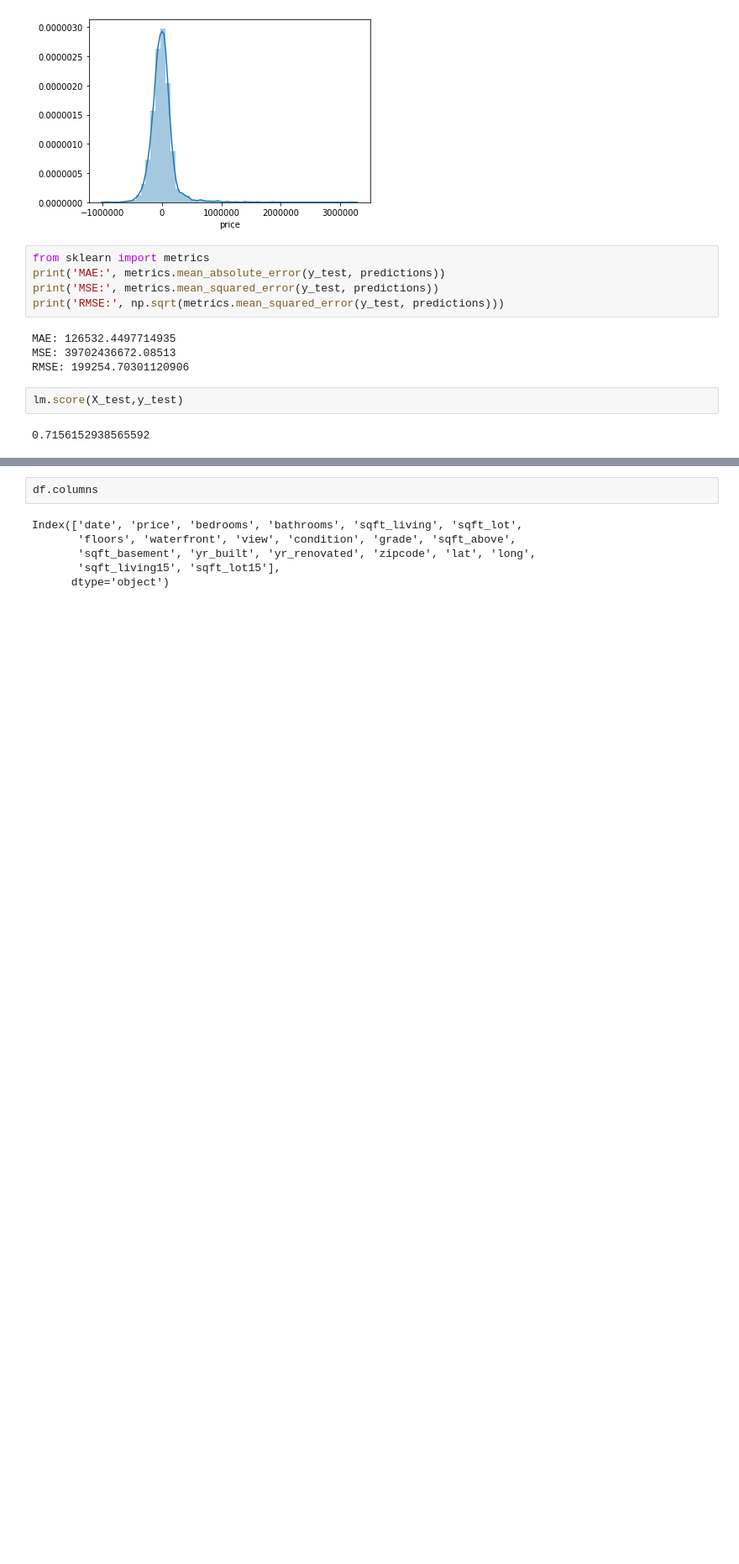
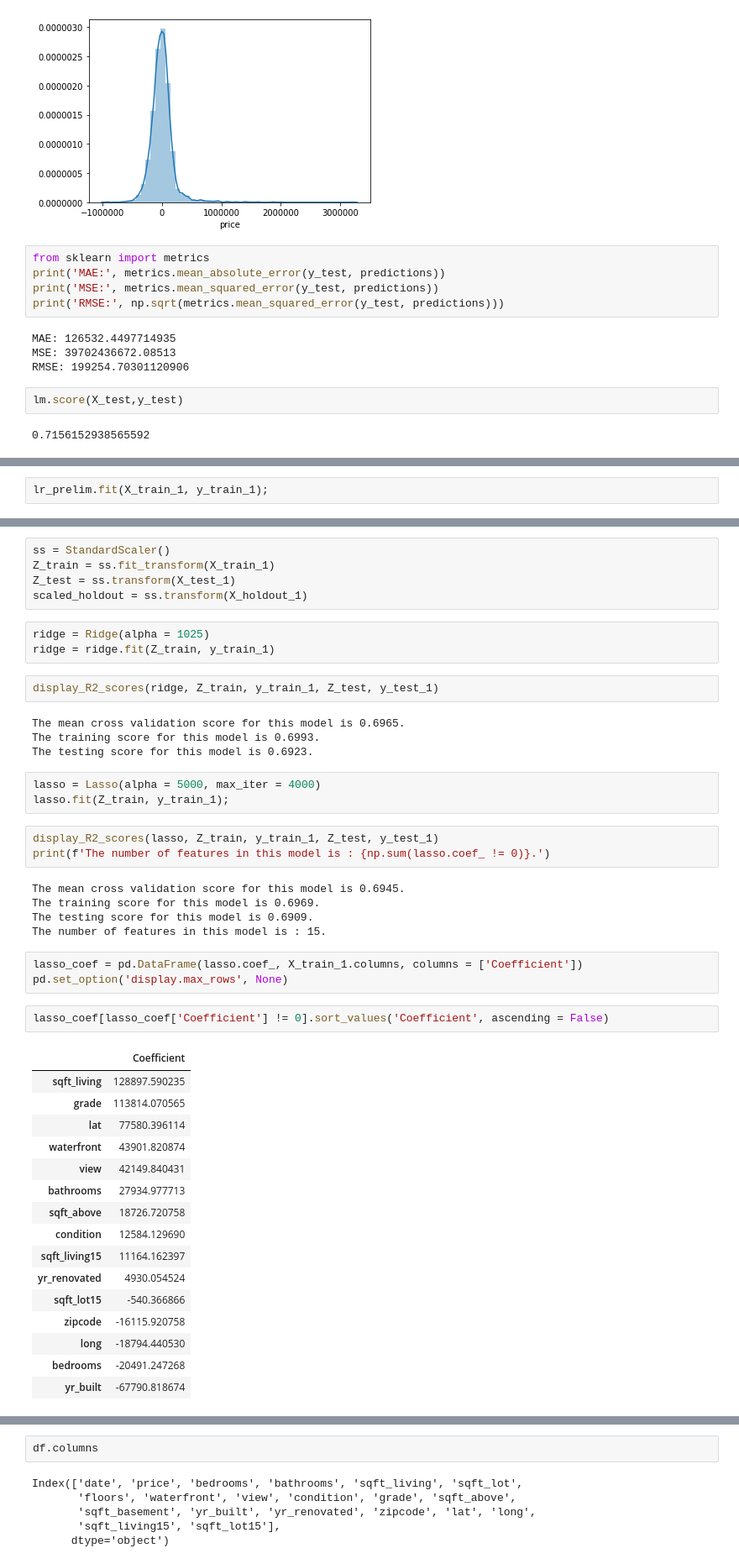
Before and after one commit to Saiyam-3/House-Pricing-Predictions, a Jupyter notebook: Housing.ipynb, the cells around one changed output, grey strips where cells are left out. Shown: that part at 84% size. Saved outputs shown, nothing was run; the diff lists cells and outputs as text; blank space fills up the shorter version.

```diff
--- a/Housing.ipynb
+++ b/Housing.ipynb
@@ -260,0 +293,2 @@ lm.score(X_test,y_test)
+# %%
+lr_prelim.fit(X_train_1, y_train_1);
@@ -260,0 +303,47 @@ lm.score(X_test,y_test)
+# %%
+ss = StandardScaler()
+Z_train = ss.fit_transform(X_train_1)
+Z_test = ss.transform(X_test_1)
+scaled_holdout = ss.transform(X_holdout_1)
+# %%
+ridge = Ridge(alpha = 1025)
+ridge = ridge.fit(Z_train, y_train_1)
+# %%
+display_R2_scores(ridge, Z_train, y_train_1, Z_test, y_test_1)
+# %% [output]
+The mean cross validation score for this model is 0.6965.
+The training score for this model is 0.6993.
+The testing score for this model is 0.6923.
+# %%
+lasso = Lasso(alpha = 5000, max_iter = 4000)
+lasso.fit(Z_train, y_train_1);
+# %%
+display_R2_scores(lasso, Z_train, y_train_1, Z_test, y_test_1)
+print(f'The number of features in this model is : {np.sum(lasso.coef_ != 0)}.')
+# %% [output]
+The mean cross validation score for this model is 0.6945.
+The training score for this model is 0.6969.
+The testing score for this model is 0.6909.
+The number of features in this model is : 15.
+# %%
+lasso_coef = pd.DataFrame(lasso.coef_, X_train_1.columns, columns = ['Coefficient'])
+pd.set_option('display.max_rows', None)
+# %%
+lasso_coef[lasso_coef['Coefficient'] != 0].sort_values('Coefficient', ascending = False)
+# %% [output]
+|  | Coefficient |
+| sqft_living | 128897.590235 |
+| grade | 113814.070565 |
+| lat | 77580.396114 |
+| waterfront | 43901.820874 |
+| view | 42149.840431 |
+| bathrooms | 27934.977713 |
+| sqft_above | 18726.720758 |
+| condition | 12584.129690 |
+| sqft_living15 | 11164.162397 |
+| yr_renovated | 4930.054524 |
+| sqft_lot15 | -540.366866 |
+| zipcode | -16115.920758 |
+| long | -18794.440530 |
+| bedrooms | -20491.247268 |
+| yr_built | -67790.818674 |
```
Also changed, not shown: parts of 14 cells of this notebook.
